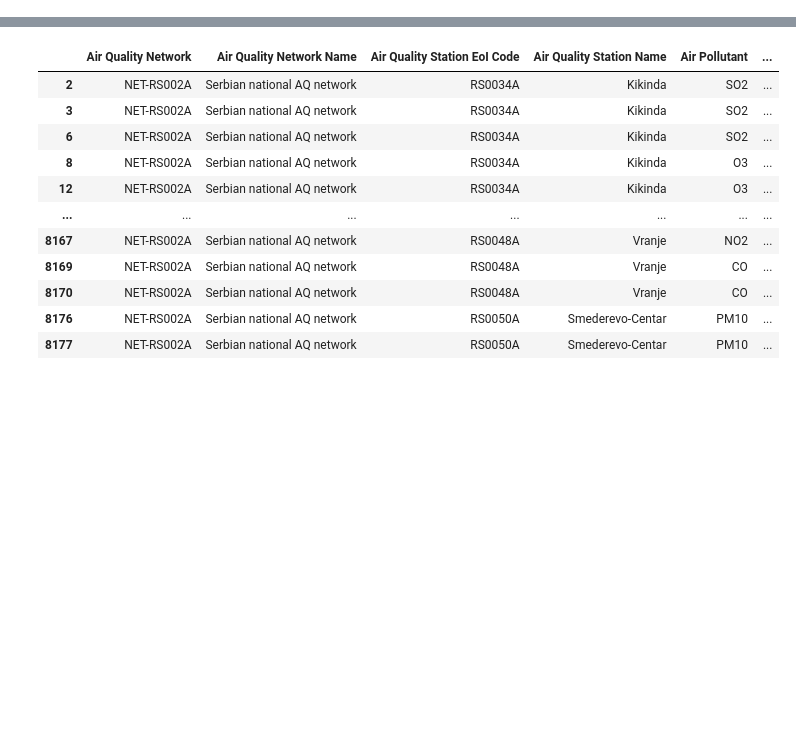
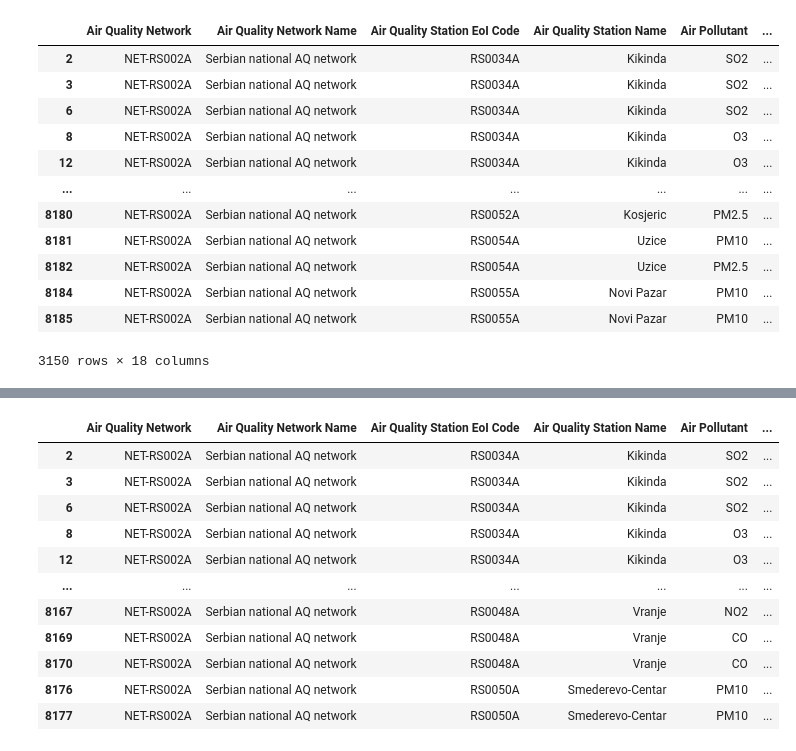
Before and after one commit to makilezx/analysis-of-air-pollution-in-Serbian-cities, a Jupyter notebook: analysis-3-years-scope.ipynb, the cells around one changed output, grey strips where cells are left out. Drawn from its saved outputs; the diff is of its cells as text; code cells hidden in the pictures; blank space fills up the shorter version.

```diff
--- a/analysis-3-years-scope.ipynb
+++ b/analysis-3-years-scope.ipynb
@@ -16,2 +38,24 @@ df3
+# %%
+#test// better code
+dftest = df3
+
+dftest.drop(dftest[dftest['Year'] < 2019].index, inplace = True)
+dftest.drop(dftest[dftest['Year'] > 2021].index, inplace = True)
+
+dftest
+# %% [output]
+|  | Air Quality Network | Air Quality Network Name | Air Quality Station EoI Code | Air Quality Station Name | Air Pollutant | ... |
+| 2 | NET-RS002A | Serbian national AQ network | RS0034A | Kikinda | SO2 | ... |
+| 3 | NET-RS002A | Serbian national AQ network | RS0034A | Kikinda | SO2 | ... |
+| 6 | NET-RS002A | Serbian national AQ network | RS0034A | Kikinda | SO2 | ... |
+| 8 | NET-RS002A | Serbian national AQ network | RS0034A | Kikinda | O3 | ... |
+| 12 | NET-RS002A | Serbian national AQ network | RS0034A | Kikinda | O3 | ... |
+| ... | ... | ... | ... | ... | ... | ... |
+| 8180 | NET-RS002A | Serbian national AQ network | RS0052A | Kosjeric | PM2.5 | ... |
+| 8181 | NET-RS002A | Serbian national AQ network | RS0054A | Uzice | PM10 | ... |
+| 8182 | NET-RS002A | Serbian national AQ network | RS0054A | Uzice | PM2.5 | ... |
+| 8184 | NET-RS002A | Serbian national AQ network | RS0055A | Novi Pazar | PM10 | ... |
+| 8185 | NET-RS002A | Serbian national AQ network | RS0055A | Novi Pazar | PM10 | ... |
+3150 rows × 18 columns
 # %%
 #visak godine izvan 3 god raspona
```
Also changed, not shown: parts of 6 cells of this notebook.
